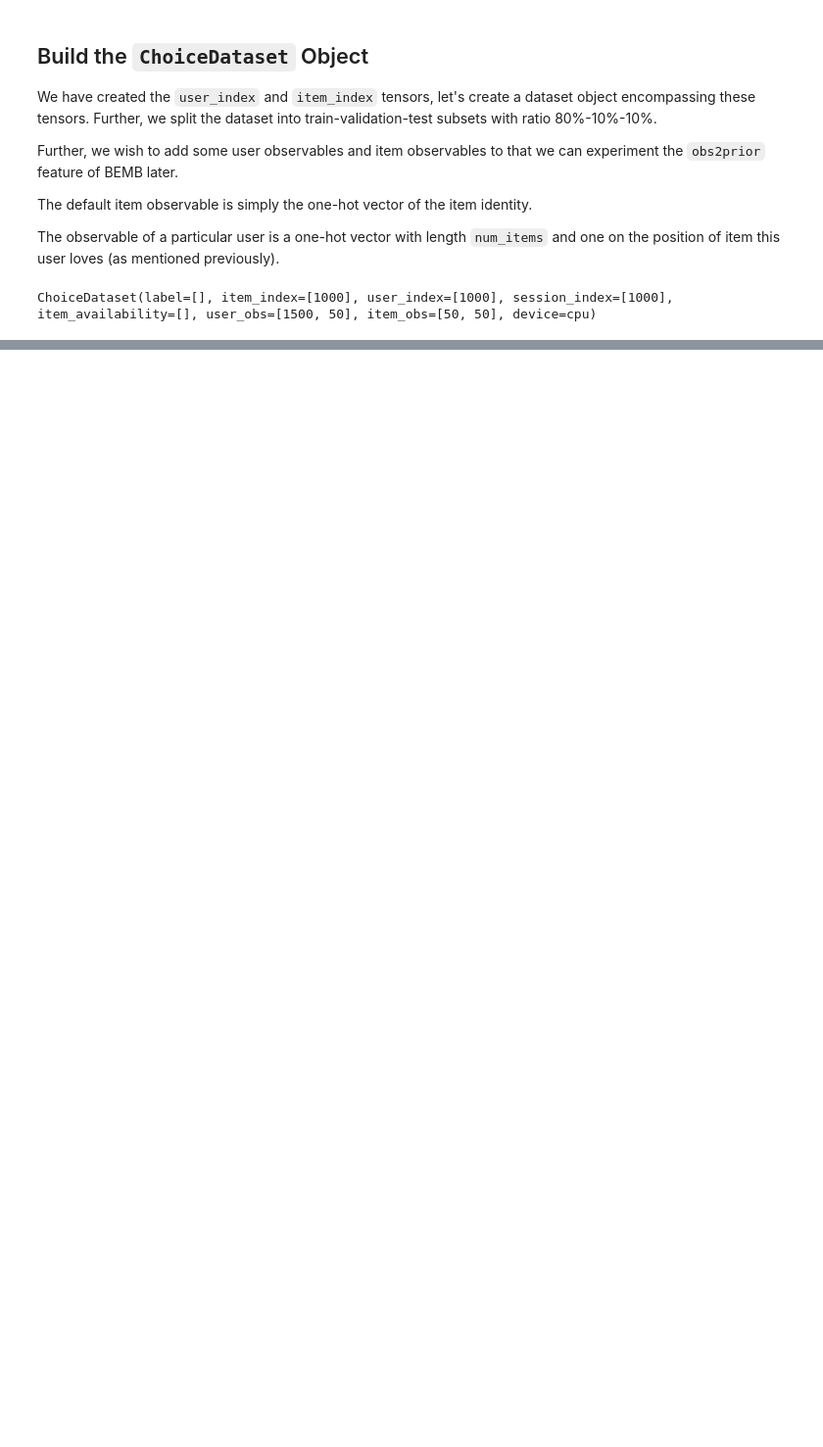
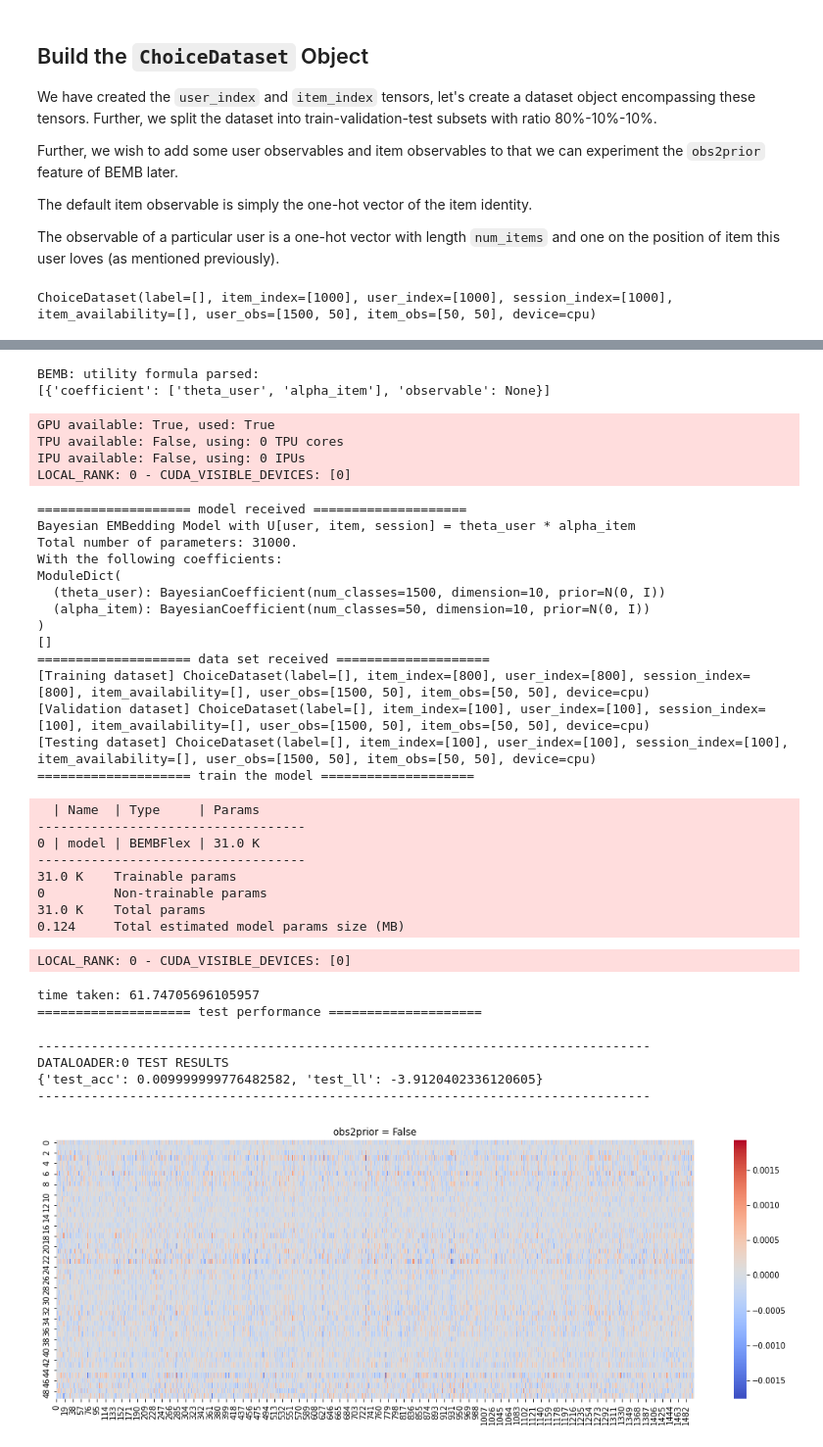
Before and after one commit to gsbDBI/bemb, a Jupyter notebook: tutorials/simulation/simulation.ipynb, the cells around one changed output, grey strips where cells are left out. Shown: that part at 98% size. Saved outputs shown, nothing was run; the diff lists cells and outputs as text; code cells hidden in the pictures; blank space fills up the shorter version.

```diff
--- a/tutorials/simulation/simulation.ipynb
+++ b/tutorials/simulation/simulation.ipynb
@@ -107,29 +123,33 @@ where $\theta_u$ and $\alpha_i$ are Bayesian variables.
 # %%
-for obs2prior in [False, True]:
-    obs2prior_dict = {'theta_user': obs2prior, 'alpha_item': obs2prior}
-    LATENT_DIM = 50
-    coef_dim_dict = {'theta_user': LATENT_DIM, 'alpha_item': LATENT_DIM}
+def fit_model(obs2prior: bool):
+    LATENT_DIM = 10  # the dimension of alpha and theta.
 
     bemb = LitBEMBFlex(
-        # trainings args.
-        learning_rate=0.03,
-        pred_item=True,
-        num_seeds=32,
-        # model args, will be passed to BEMB constructor.
-        utility_formula='theta_user * alpha_item',
+        learning_rate=0.03,  # set the learning rate, feel free to play with different levels.
+        pred_item=True,  # let the model predict item_index, don't change this one.
+        num_seeds=32,  # number of Monte Carlo samples for estimating the ELBO.
+        utility_formula='theta_user * alpha_item',  # the utility formula.
         num_users=num_users,
         num_items=num_items,
         num_user_obs=dataset.user_obs.shape[1],
         num_item_obs=dataset.item_obs.shape[1],
-        obs2prior_dict=obs2prior_dict,
-        coef_dim_dict=coef_dim_dict,
-        trace_log_q=True,
-        prior_variance=1
+        # whether to turn on obs2prior for each parameter.
+        obs2prior_dict={'theta_user': obs2prior, 'alpha_item': obs2prior},
+        # the dimension of latents, since the utility is an inner product of theta and alpha, they should have
+        # the same dimension.
+        coef_dim_dict={'theta_user': LATENT_DIM, 'alpha_item': LATENT_DIM}
     )
 
-    bemb = bemb.to('cuda')
-    bemb = run(bemb, dataset_list, batch_size=len(dataset) // 20, num_epochs=10)
+    # use GPU if available.
+    if torch.cuda.is_available():
+        bemb = bemb.to('cuda')
 
+    # use the provided run helper to train the model.
+    # we set batch size to be 5% of the data size, and train the model for 10 epochs.
+    # there would be 20*10=200 gradient update steps in total.
+    bemb = run(bemb, dataset_list, batch_size=len(dataset) // 20, num_epochs=50)
+
+    # visualize the prediction.
     T = bemb.model.coef_dict['theta_user'].variational_mean_flexible.data
     A = bemb.model.coef_dict['alpha_item'].variational_mean_flexible.data
     fig, ax = plt.subplots(figsize=(18, 6))
@@ -212,0 +159,39 @@ DATALOADER:0 TEST RESULTS
+# %%
+fit_model(obs2prior=False)
+# %% [output]
+BEMB: utility formula parsed:
+[{'coefficient': ['theta_user', 'alpha_item'], 'observable': None}]
+GPU available: True, used: True
+TPU available: False, using: 0 TPU cores
+IPU available: False, using: 0 IPUs
+LOCAL_RANK: 0 - CUDA_VISIBLE_DEVICES: [0]
+==================== model received ====================
+Bayesian EMBedding Model with U[user, item, session] = theta_user * alpha_item
+Total number of parameters: 31000.
+With the following coefficients:
+ModuleDict(
+  (theta_user): BayesianCoefficient(num_classes=1500, dimension=10, prior=N(0, I))
+  (alpha_item): BayesianCoefficient(num_classes=50, dimension=10, prior=N(0, I))
+)
+[]
+==================== data set received ====================
+[Training dataset] ChoiceDataset(label=[], item_index=[800], user_index=[800], session_index=[800], item_availability=[], user_obs=[1500, 50], item_obs=[50, 50], device=cpu)
+[Validation dataset] ChoiceDataset(label=[], item_index=[100], user_index=[100], session_index=[100], item_availability=[], user_obs=[1500, 50], item_obs=[50, 50], device=cpu)
+[Testing dataset] ChoiceDataset(label=[], item_index=[100], user_index=[100], session_index=[100], item_availability=[], user_obs=[1500, 50], item_obs=[50, 50], device=cpu)
+==================== train the model ====================
+  | Name  | Type     | Params
+-----------------------------------
+0 | model | BEMBFlex | 31.0 K
+-----------------------------------
+31.0 K    Trainable params
+0         Non-trainable params
+31.0 K    Total params
+0.124     Total estimated model params size (MB)
+LOCAL_RANK: 0 - CUDA_VISIBLE_DEVICES: [0]
+time taken: 61.74705696105957
+==================== test performance ====================
+--------------------------------------------------------------------------------
+DATALOADER:0 TEST RESULTS
+{'test_acc': 0.009999999776482582, 'test_ll': -3.9120402336120605}
+--------------------------------------------------------------------------------
+[figure, added]
```
Also changed, not shown: parts of 7 cells of this notebook, 7 other files.
